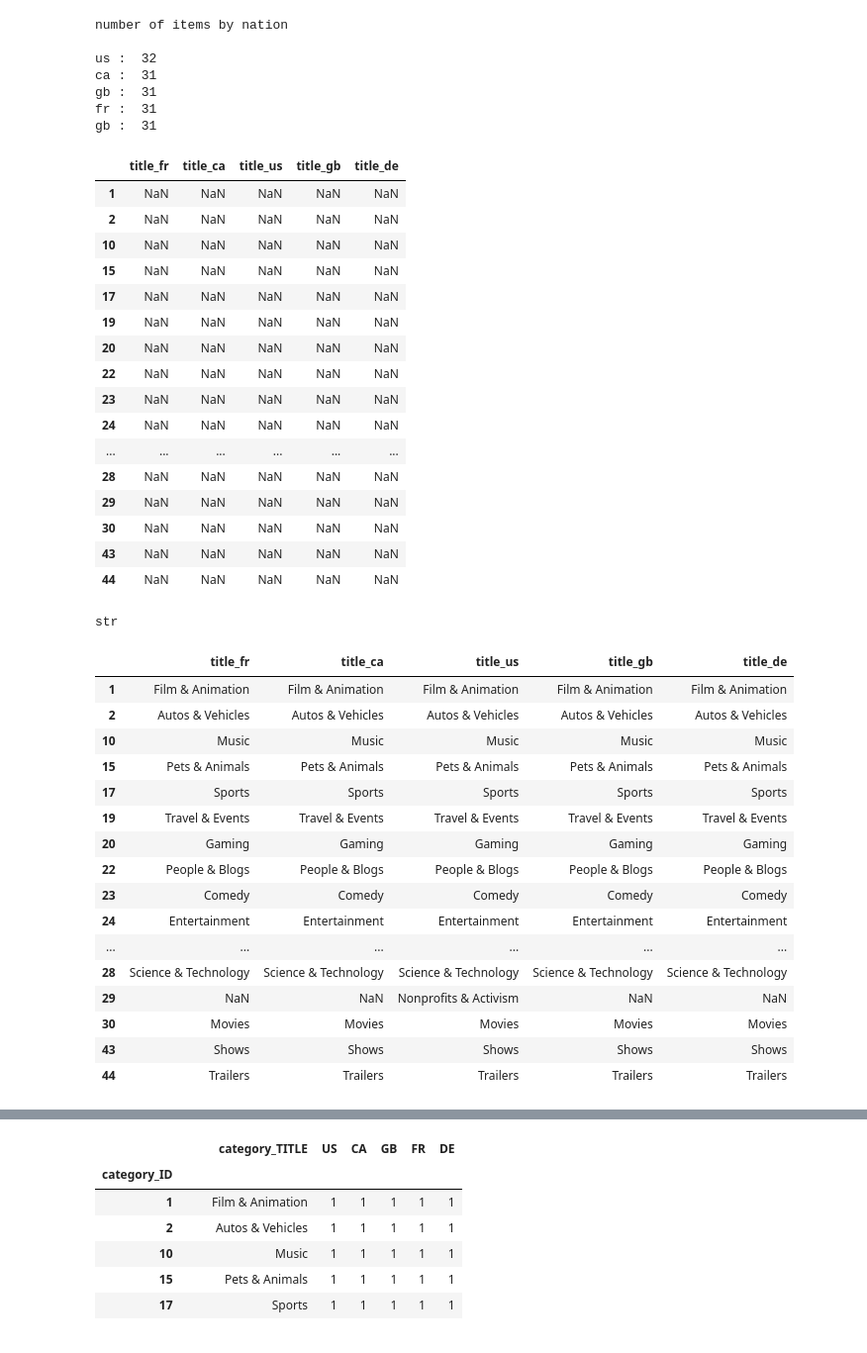
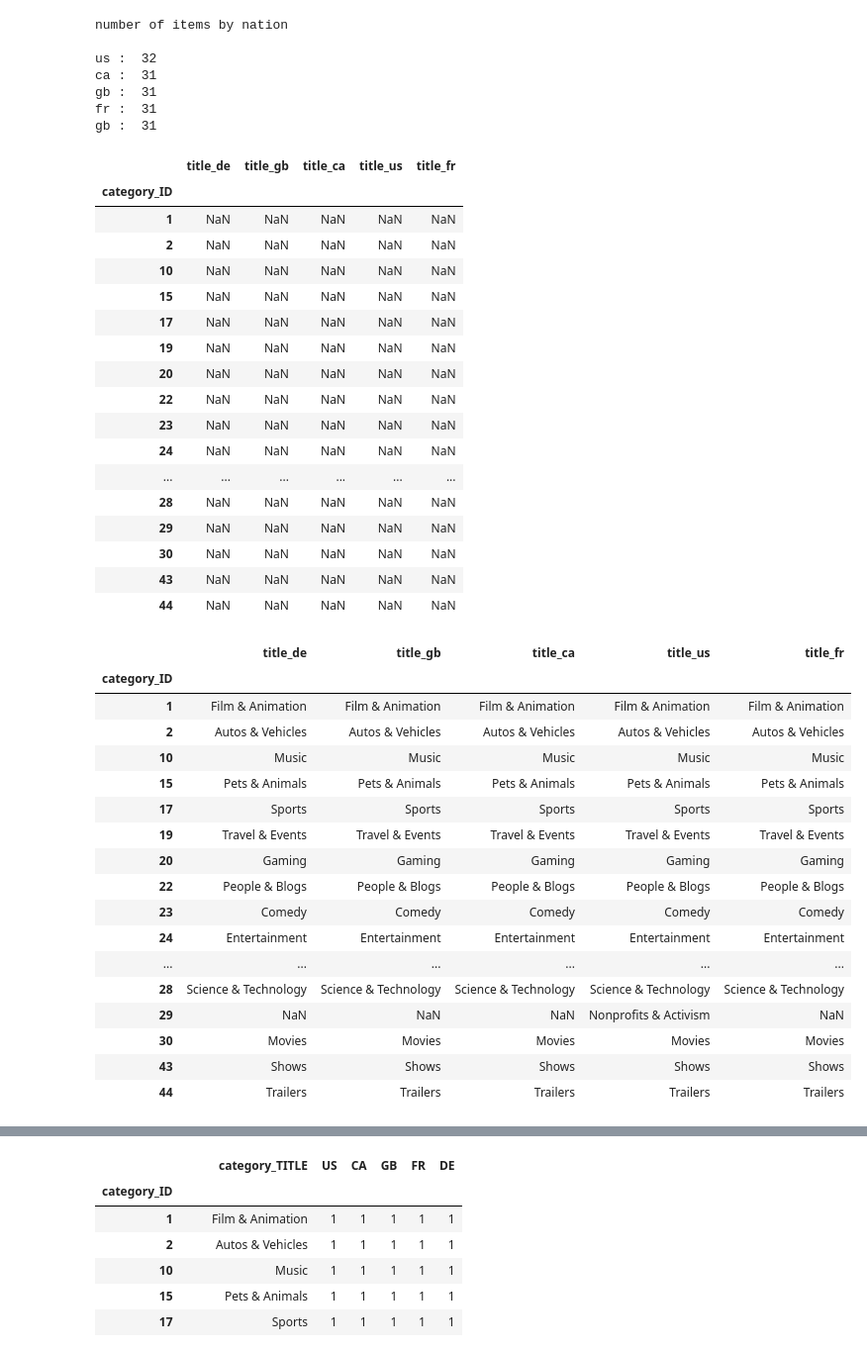
Before and after one commit to SonHyeSeon/DBP_Trinity, a Jupyter notebook: category.ipynb, the cells around one changed output, grey strips where cells are left out. Shown: that part at 99% size. Saved outputs shown, nothing was run; the diff lists cells and outputs as text; code cells hidden in the pictures.

```diff
--- a/category.ipynb
+++ b/category.ipynb
@@ -169,10 +201,12 @@ gb :  31
 fr :  31
 gb :  31
 # %%
-category_datas=pd.DataFrame([], index=used_category_entire, columns={'title_us','title_ca','title_gb','title_fr','title_de'})
-category_datas
+category_datas_entire=pd.DataFrame([], index=used_category_entire, columns={'title_us','title_ca','title_gb','title_fr','title_de'})
+category_datas_entire.index.name='category_ID'
+category_datas_entire
 # %% [output]
-|  | title_fr | title_ca | title_us | title_gb | title_de |
+|  | title_de | title_gb | title_ca | title_us | title_fr |
+| category_ID |  |  |  |  |  |
 | 1 | NaN | NaN | NaN | NaN | NaN |
 | 2 | NaN | NaN | NaN | NaN | NaN |
 | 10 | NaN | NaN | NaN | NaN | NaN |
@@ -189,25 +223,22 @@ category_datas
 | 30 | NaN | NaN | NaN | NaN | NaN |
 | 43 | NaN | NaN | NaN | NaN | NaN |
 | 44 | NaN | NaN | NaN | NaN | NaN |
-# %%
-type(categorys_data_us[0]['id'])
-# %% [output]
-str
 # %%
 def saveCategoryTitles(f, datas, nation):
     n = len(f)
     for item in f:
-        if int(item['id']) in category_datas.index:
-            category_datas.loc[int(item['id'])][('title_'+nation)] = item['snippet']['title']
+        if int(item['id']) in datas.index:
+            datas.loc[int(item['id'])][('title_'+nation)] = item['snippet']['title']
 # %%
-saveCategoryTitles(categorys_data_us, category_datas, 'us')
-saveCategoryTitles(categorys_data_ca, category_datas, 'ca')
-saveCategoryTitles(categorys_data_gb, category_datas,'gb')
-saveCategoryTitles(categorys_data_fr, category_datas,'fr')
-saveCategoryTitles(categorys_data_de, category_datas,'de')
-category_datas
+saveCategoryTitles(categorys_data_us, category_datas_entire, 'us')
+saveCategoryTitles(categorys_data_ca, category_datas_entire, 'ca')
+saveCategoryTitles(categorys_data_gb, category_datas_entire,'gb')
+saveCategoryTitles(categorys_data_fr, category_datas_entire,'fr')
+saveCategoryTitles(categorys_data_de, category_datas_entire,'de')
+category_datas_entire
 # %% [output]
-|  | title_fr | title_ca | title_us | title_gb | title_de |
+|  | title_de | title_gb | title_ca | title_us | title_fr |
+| category_ID |  |  |  |  |  |
 | 1 | Film & Animation | Film & Animation | Film & Animation | Film & Animation | Film & Animation |
 | 2 | Autos & Vehicles | Autos & Vehicles | Autos & Vehicles | Autos & Vehicles | Autos & Vehicles |
 | 10 | Music | Music | Music | Music | Music |
@@ -220,7 +251,7 @@ category_datas
 | 24 | Entertainment | Entertainment | Entertainment | Entertainment | Entertainment |
 | ... | ... | ... | ... | ... | ... |
 | 28 | Science & Technology | Science & Technology | Science & Technology | Science & Technology | Science & Technology |
-| 29 | NaN | NaN | Nonprofits & Activism | NaN | NaN |
+| 29 | NaN | NaN | NaN | Nonprofits & Activism | NaN |
 | 30 | Movies | Movies | Movies | Movies | Movies |
 | 43 | Shows | Shows | Shows | Shows | Shows |
 | 44 | Trailers | Trailers | Trailers | Trailers | Trailers |
```
Also changed, not shown: parts of 20 cells of this notebook.
